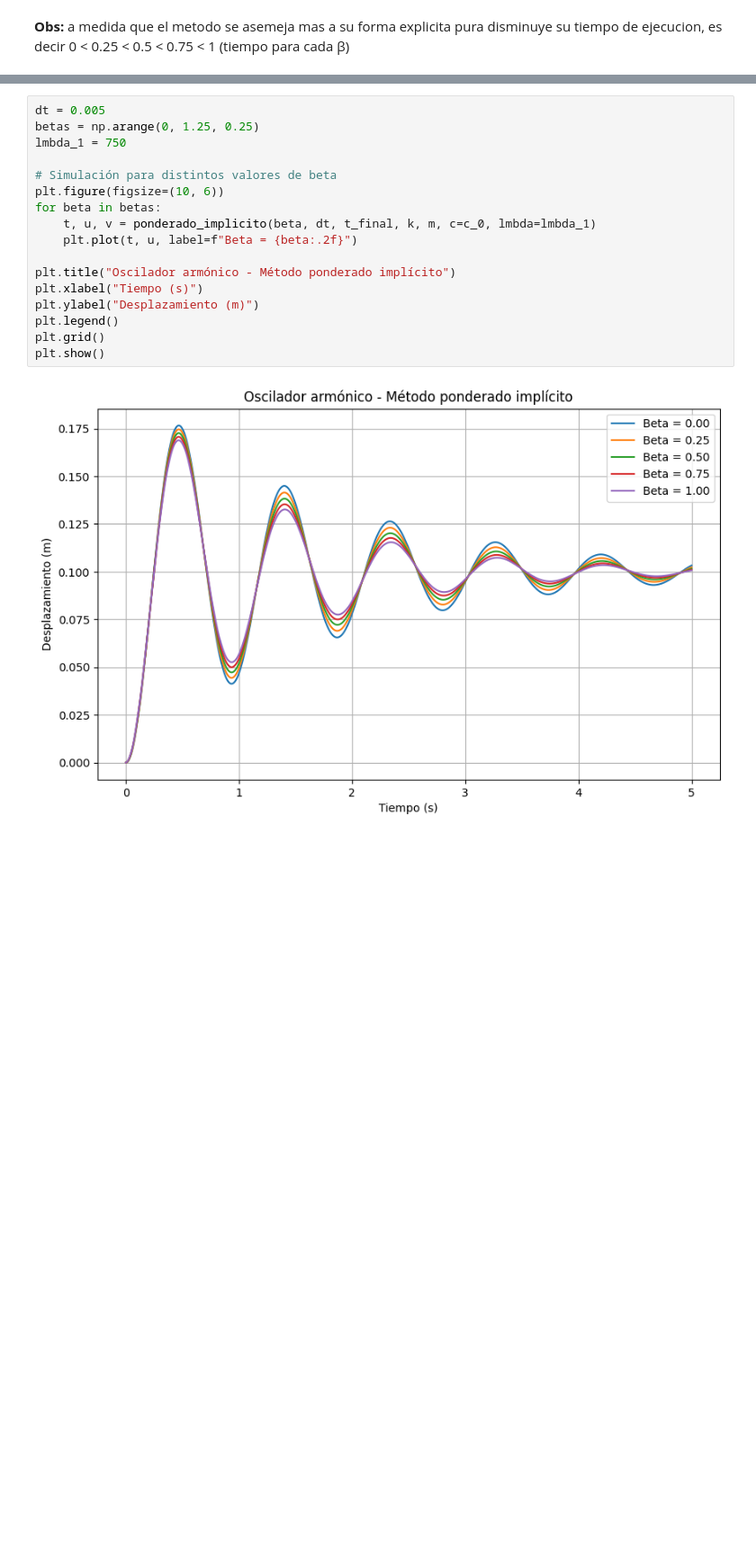
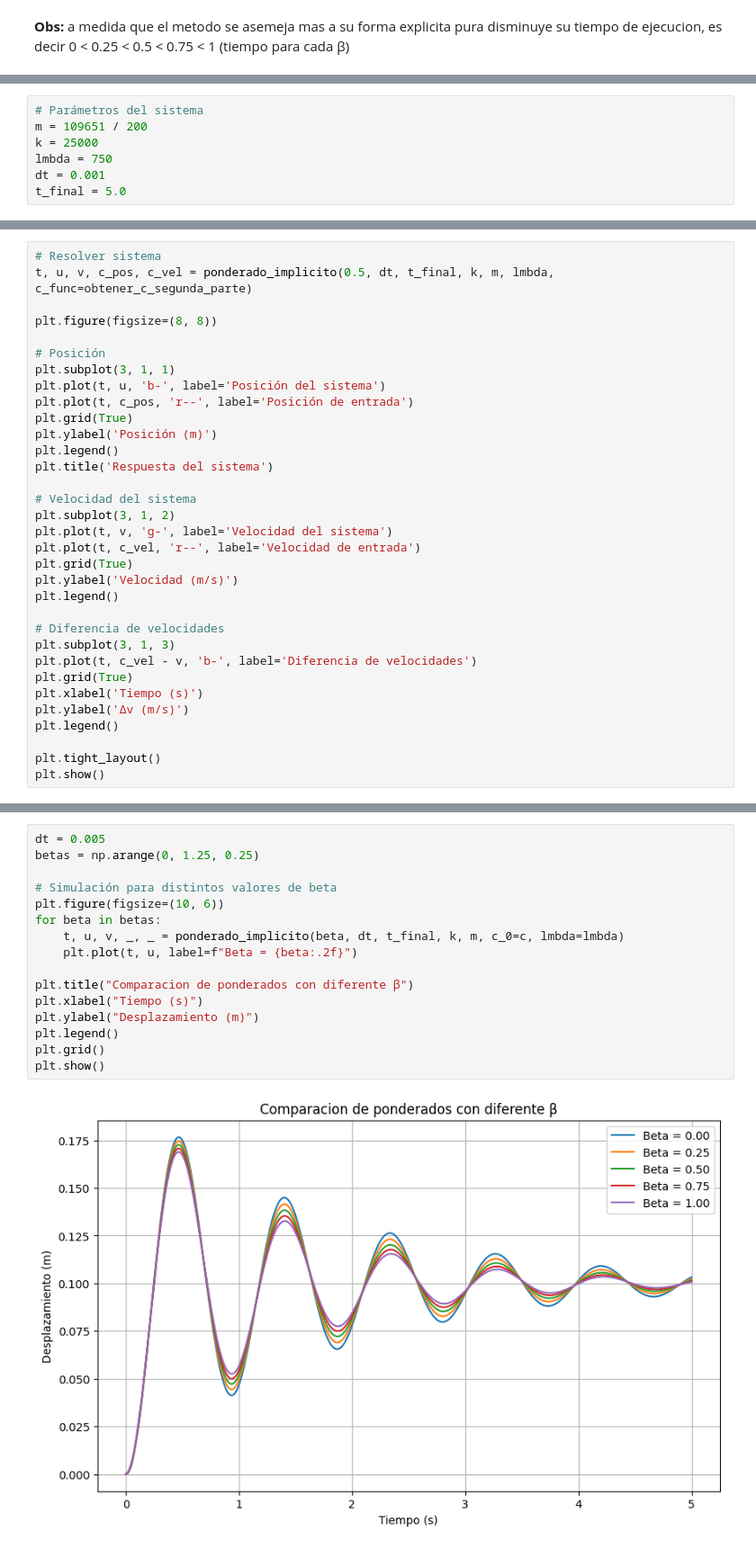
Before and after one commit to maxogod/Numerical-Modeling, a Jupyter notebook: modelico_tp.ipynb, the cells around one changed output, grey strips where cells are left out. Shown at 90% size. Drawn from its saved outputs; the diff is of its cells as text; blank space fills up the shorter version.

```diff
--- a/modelico_tp.ipynb
+++ b/modelico_tp.ipynb
@@ -328,0 +331,7 @@ Tiempo mínimo: 0.0005 segundos (β=0.00, dt=1.0e-01)
+# %%
+# Parámetros del sistema
+m = 109651 / 200
+k = 25000
+lmbda = 750
+dt = 0.001
+t_final = 5.0
@@ -328,0 +351,33 @@ Tiempo mínimo: 0.0005 segundos (β=0.00, dt=1.0e-01)
+# %%
+# Resolver sistema
+t, u, v, c_pos, c_vel = ponderado_implicito(0.5, dt, t_final, k, m, lmbda, c_func=obtener_c_segunda_parte)
+
+plt.figure(figsize=(8, 8))
+
+# Posición
+plt.subplot(3, 1, 1)
+plt.plot(t, u, 'b-', label='Posición del sistema')
+plt.plot(t, c_pos, 'r--', label='Posición de entrada')
+plt.grid(True)
+plt.ylabel('Posición (m)')
+plt.legend()
+plt.title('Respuesta del sistema')
+
+# Velocidad del sistema
+plt.subplot(3, 1, 2)
+plt.plot(t, v, 'g-', label='Velocidad del sistema')
+plt.plot(t, c_vel, 'r--', label='Velocidad de entrada')
+plt.grid(True)
+plt.ylabel('Velocidad (m/s)')
+plt.legend()
+
+# Diferencia de velocidades
+plt.subplot(3, 1, 3)
+plt.plot(t, c_vel - v, 'b-', label='Diferencia de velocidades')
+plt.grid(True)
+plt.xlabel('Tiempo (s)')
+plt.ylabel('Δv (m/s)')
+plt.legend()
+
+plt.tight_layout()
+plt.show()
@@ -329,19 +388,18 @@ Tiempo mínimo: 0.0005 segundos (β=0.00, dt=1.0e-01)
 # %%
 dt = 0.005
 betas = np.arange(0, 1.25, 0.25)
-lmbda_1 = 750
 
 # Simulación para distintos valores de beta
 plt.figure(figsize=(10, 6))
 for beta in betas:
-    t, u, v = ponderado_implicito(beta, dt, t_final, k, m, c=c_0, lmbda=lmbda_1)
+    t, u, v, _, _ = ponderado_implicito(beta, dt, t_final, k, m, c_0=c, lmbda=lmbda)
     plt.plot(t, u, label=f"Beta = {beta:.2f}")
 
-plt.title("Oscilador armónico - Método ponderado implícito")
+plt.title("Comparacion de ponderados con diferente β")
 plt.xlabel("Tiempo (s)")
 plt.ylabel("Desplazamiento (m)")
 plt.legend()
 plt.grid()
 plt.show()
 # %% [output]
-[figure, old version]
+[figure, new version]
```
Also changed, not shown: parts of 40 cells of this notebook.
